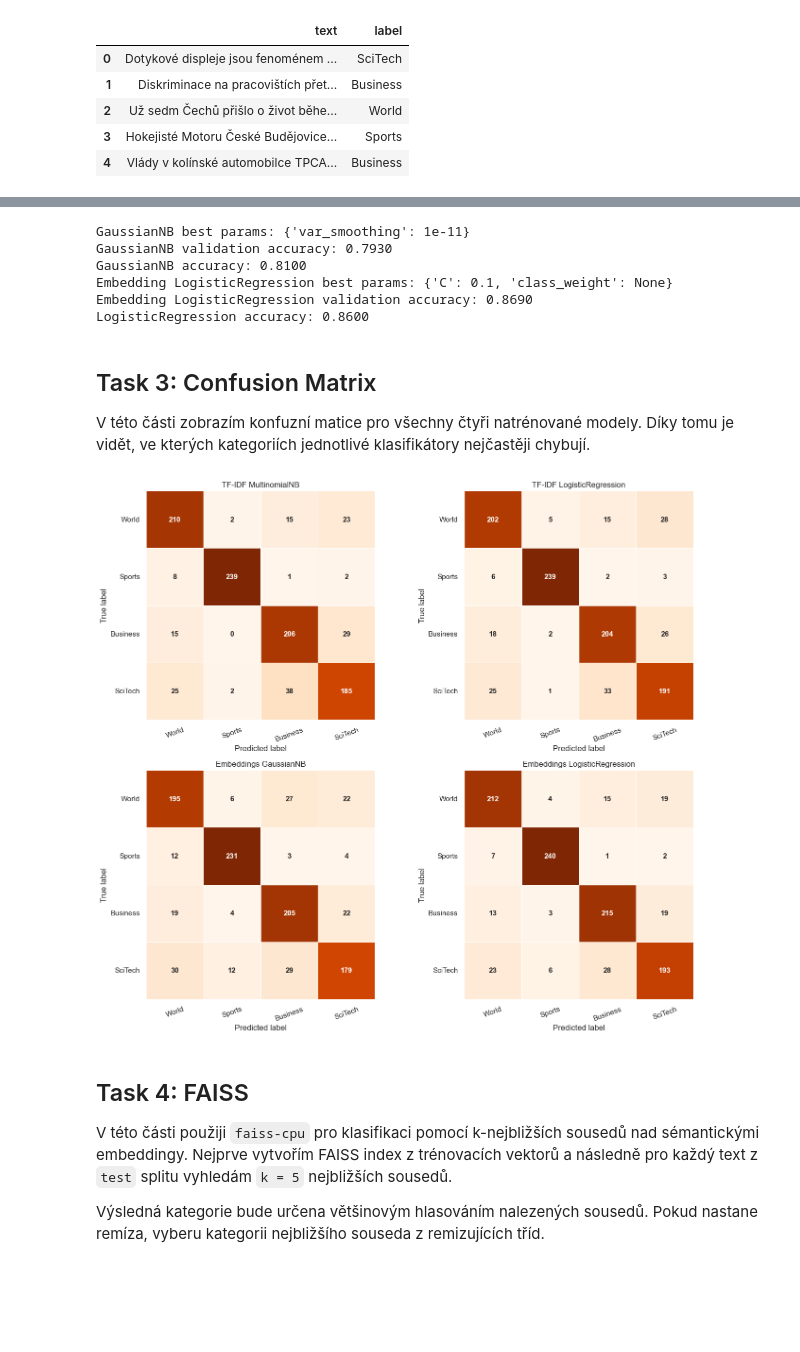
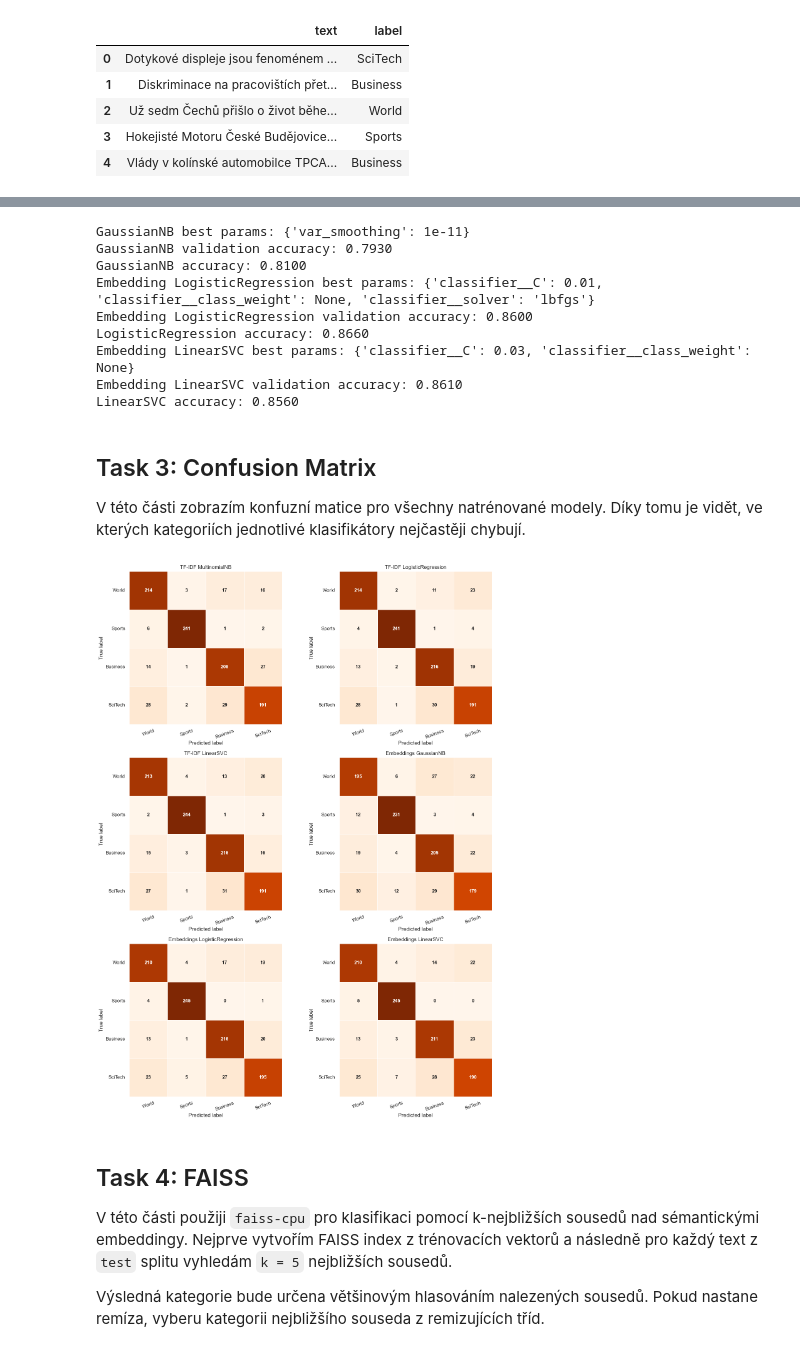
Before and after one commit to matesssaks/SemanticClassification, a Jupyter notebook: SemanticClassification.ipynb, the cells around one changed output, grey strips where cells are left out. Cells and saved outputs as stored; diff of their text form; code cells hidden in the pictures; blank space fills up the shorter version.

Commit message:
Add LinearSVC integration with TF-IDF and semantic embeddings, expand parameter grids, and update plots

```diff
--- a/SemanticClassification.ipynb
+++ b/SemanticClassification.ipynb
@@ -444,10 +525,14 @@ print(f"GaussianNB best params: {best_embedding_nb_params}")
 print(f"GaussianNB validation accuracy: {best_embedding_nb_validation_accuracy:.4f}")
 print(f"GaussianNB accuracy: {embedding_NB_accuracy:.4f}")
 
-embedding_lr_estimator = LogisticRegression(max_iter=1000, random_state=RANDOM_SEED)
-embedding_lr_grid: dict[str, list[object]] = {
-    "C": [0.1, 1.0, 3.0, 10.0],
-    "class_weight": [None, "balanced"],
+embedding_lr_estimator = Pipeline([
+    ("scaler", StandardScaler()),
+    ("classifier", LogisticRegression(max_iter=3000, random_state=RANDOM_SEED)),
+])
+embedding_lr_grid: ParameterGridConfig = {
+    "classifier__C": [0.01, 0.03, 0.1, 0.3, 1.0, 3.0, 10.0],
+    "classifier__class_weight": [None, "balanced"],
+    "classifier__solver": ["lbfgs", "saga"],
 }
 best_embedding_lr_params, best_embedding_lr_validation_accuracy, best_embedding_lr_model = tune_and_refit_estimator(
     estimator=embedding_lr_estimator,
@@ -464,52 +549,81 @@ embedding_LR_accuracy = float(accuracy_score(y_test, embedding_LR_predictions))
 print(f"Embedding LogisticRegression best params: {best_embedding_lr_params}")
 print(f"Embedding LogisticRegression validation accuracy: {best_embedding_lr_validation_accuracy:.4f}")
 print(f"LogisticRegression accuracy: {embedding_LR_accuracy:.4f}")
+
+embedding_svc_estimator = Pipeline([
+    ("scaler", StandardScaler()),
+    ("classifier", LinearSVC(random_state=RANDOM_SEED)),
+])
+embedding_svc_grid: ParameterGridConfig = {
+    "classifier__C": [0.01, 0.03, 0.1, 0.3, 1.0, 3.0, 10.0],
+    "classifier__class_weight": [None, "balanced"],
+}
+best_embedding_svc_params, best_embedding_svc_validation_accuracy, best_embedding_svc_model = tune_and_refit_estimator(
+    estimator=embedding_svc_estimator,
+    parameter_grid=embedding_svc_grid,
+    X_train_data=train_embeddings,
+    y_train_data=y_train,
+    X_validation_data=validation_embeddings,
+    y_validation_data=y_validation,
+    X_refit_data=train_validation_embeddings,
+    y_refit_data=y_train_validation,
+)
+embedding_SVC_predictions = best_embedding_svc_model.predict(test_embeddings)
+embedding_SVC_accuracy = float(accuracy_score(y_test, embedding_SVC_predictions))
+print(f"Embedding LinearSVC best params: {best_embedding_svc_params}")
+print(f"Embedding LinearSVC validation accuracy: {best_embedding_svc_validation_accuracy:.4f}")
+print(f"LinearSVC accuracy: {embedding_SVC_accuracy:.4f}")
 # %% [output]
 GaussianNB best params: {'var_smoothing': 1e-11}
 GaussianNB validation accuracy: 0.7930
 GaussianNB accuracy: 0.8100
-Embedding LogisticRegression best params: {'C': 0.1, 'class_weight': None}
-Embedding LogisticRegression validation accuracy: 0.8690
-LogisticRegression accuracy: 0.8600
+Embedding LogisticRegression best params: {'classifier__C': 0.01, 'classifier__class_weight': None, 'classifier__solver': 'lbfgs'}
+Embedding LogisticRegression validation accuracy: 0.8600
+LogisticRegression accuracy: 0.8660
+Embedding LinearSVC best params: {'classifier__C': 0.03, 'classifier__class_weight': None}
+Embedding LinearSVC validation accuracy: 0.8610
+LinearSVC accuracy: 0.8560
 # %% [markdown]
 ## Task 3: Confusion Matrix
 
-V této části zobrazím konfuzní matice pro všechny čtyři natrénované modely. Díky tomu je vidět, ve kterých kategoriích jednotlivé klasifikátory nejčastěji chybují.
+V této části zobrazím konfuzní matice pro všechny natrénované modely. Díky tomu je vidět, ve kterých kategoriích jednotlivé klasifikátory nejčastěji chybují.
 # %%
 model_predictions: dict[str, np.ndarray] = {
     "TF-IDF MultinomialNB": np.asarray(tfidf_NB_predictions),
     "TF-IDF LogisticRegression": np.asarray(tfidf_LR_predictions),
+    "TF-IDF LinearSVC": np.asarray(tfidf_SVC_predictions),
     "Embeddings GaussianNB": np.asarray(embedding_NB_predictions),
     "Embeddings LogisticRegression": np.asarray(embedding_LR_predictions),
+    "Embeddings LinearSVC": np.asarray(embedding_SVC_predictions),
 }
 # %%
-figure, axes = plt.subplots(2, 2, figsize=(14, 12))
+figure, axes = plt.subplots(3, 2, figsize=(14, 18))
 
 for axis, (model_name, predictions) in zip(axes.flat, model_predictions.items()):
     matrix = confusion_matrix(y_test, predictions, labels=LABELS)
     matrix_df = pd.DataFrame(matrix, index=LABELS, columns=LABELS)
     sns.heatmap(
         matrix_df,
         annot=True,
         fmt="d",
         cmap="Oranges",
         cbar=False,
         linewidths=0.5,
         linecolor="white",
         square=True,
         ax=axis,
         annot_kws={"size": 11, "weight": "bold"},
     )
     axis.set_title(model_name)
     axis.set_xlabel("Predicted label")
     axis.set_ylabel("True label")
     axis.tick_params(axis="x", rotation=20)
     axis.tick_params(axis="y", rotation=0)
 
 plt.tight_layout()
 plt.show()
 # %% [output]
-[figure, old version]
+[figure, new version]
 # %% [markdown]
 ## Task 4: FAISS
 
```
Also changed, not shown: parts of 7 cells of this notebook, 1 other file.
